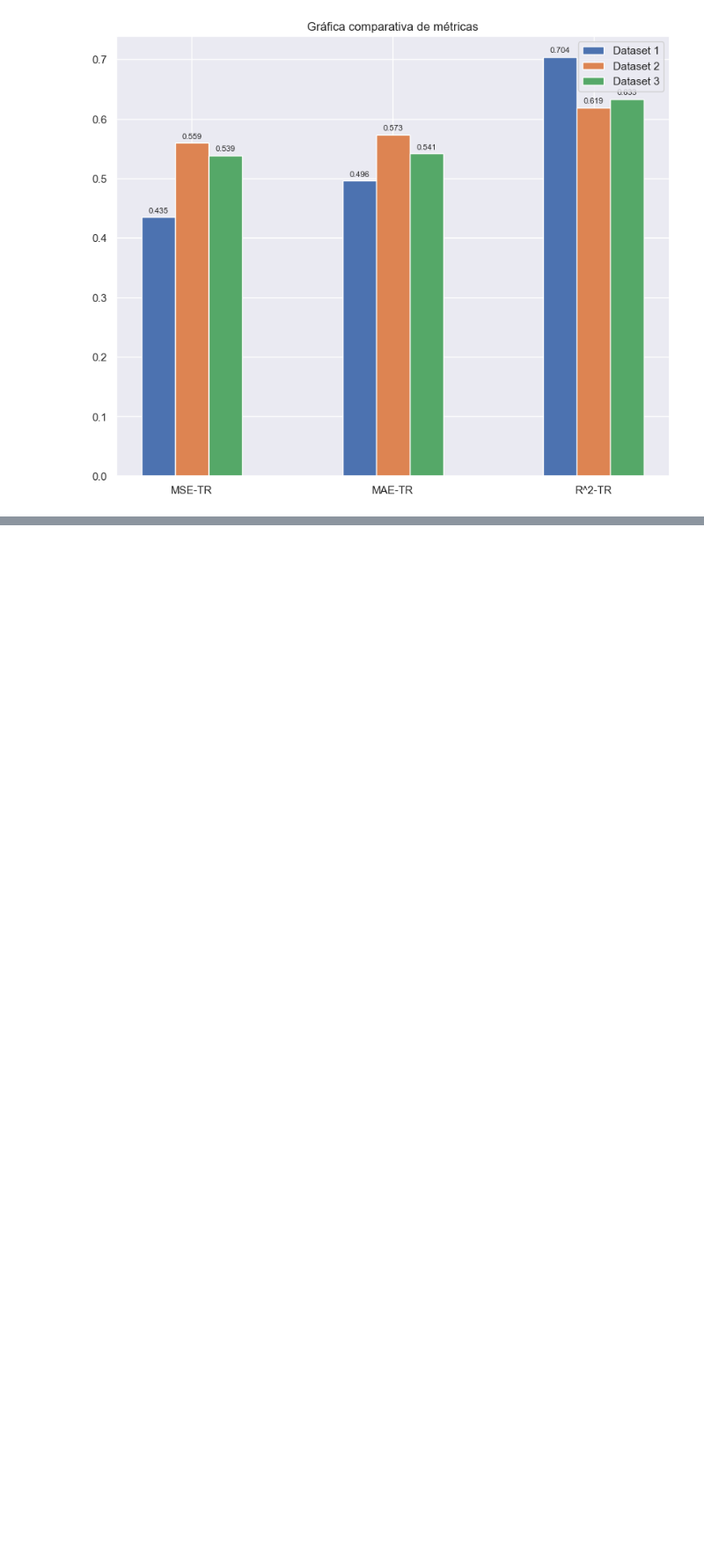
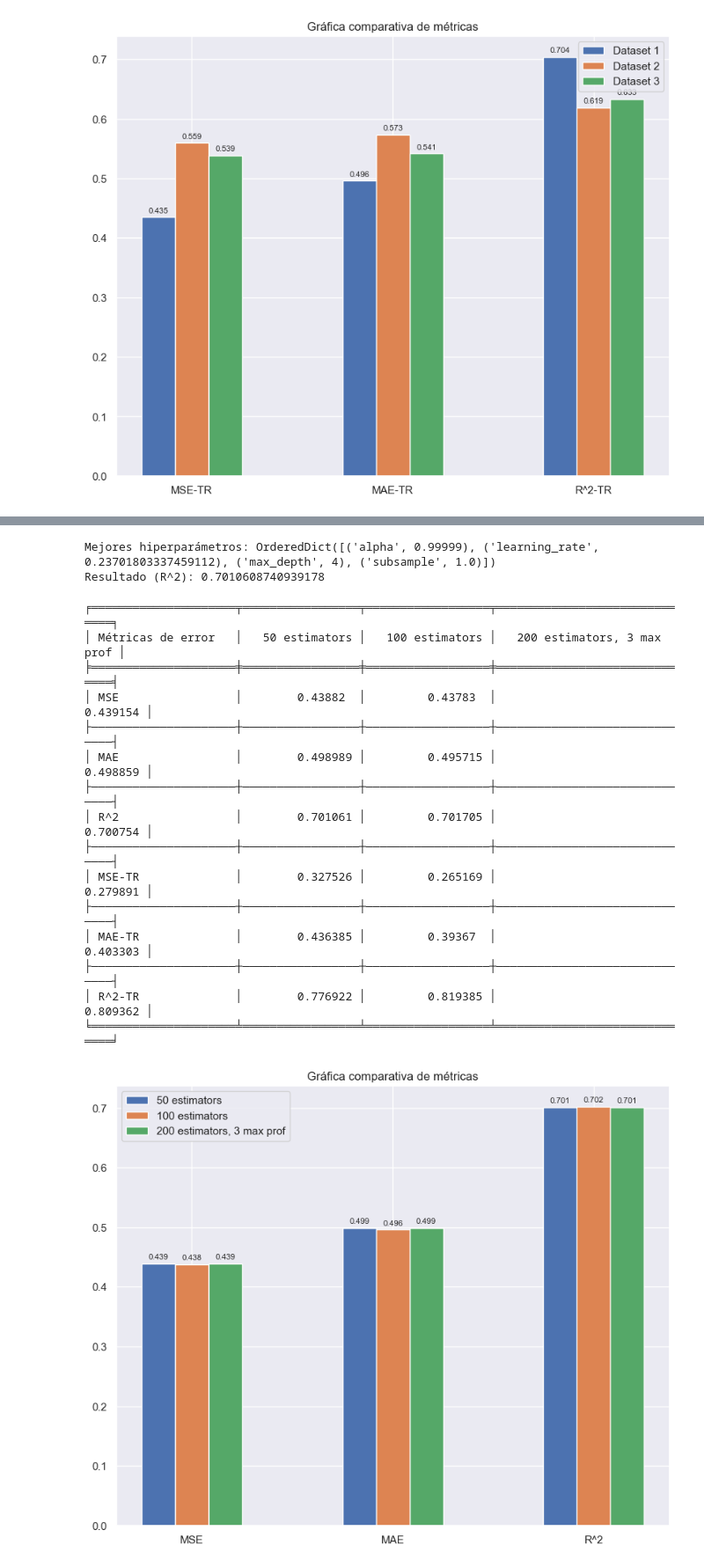
Before and after one commit to JMMelcrack/Predictive-models-applied-to-the-analysis-of-professional-footballers-wages, a Jupyter notebook: FeatureSelection.ipynb, the cells around one changed output, grey strips where cells are left out. Shown at 88% size. Drawn from its saved outputs; the diff is of its cells as text; code cells hidden in the pictures; blank space fills up the shorter version.

Commit message:
Comparados todos los métodos de extracción de características

```diff
--- a/FeatureSelection.ipynb
+++ b/FeatureSelection.ipynb
@@ -1139,7 +1139,7 @@ def comparaContinuas(a, b, umbral=0.1):
 
     return (mayor-menor) <= menor*umbral
 
-def comparaInstancias(a, b, features, discret=pos_discret):
+def comparaInstancias(a, b, features, pos_discret=pos_discret):
     iguales = True
 
     # Comparamos las características seleccionables
@@ -1442,0 +1733,18 @@ graficaComparacion(all_result[:, 3:6], titulos, categorias[3:6])
+# %%
+# Definimos el espacio de búsqueda de hiperparámetros
+search_space = {
+    'subsample': (0.4, 1.0),  # Fracción de ejemplos a usar para entrenar
+    'max_depth': (2, 6),  # Profundidad máxima del árbol
+    'learning_rate': (0.001, 1.0), # Learning rate
+    'alpha': (0.5, 0.99999) # El alpha-cuantil de la función de pérdida
+}
+
+# Creamos un estimador
+estimator = GradientBoostingRegressor(n_estimators=50, loss='huber', random_state=34)
+
+# Inicializamos BayesSearchCV con el estimador, el espacio de búsqueda y la estrategia de validación cruzada
+opt = BayesSearchCV(estimator, search_space, n_iter=50, scoring="r2", cv=5, n_jobs=-1, random_state=42, refit=False, return_train_score=True, verbose=1)
+
+# Realizamos la búsqueda de hiperparámetros
+LVW_data = x_filter1.to_numpy()
+opt.fit(LVW_data, y_train_log)
@@ -1442,0 +1778,44 @@ graficaComparacion(all_result[:, 3:6], titulos, categorias[3:6])
+# %%
+# Mostramos los mejores hiperparámetros encontrados
+print("Mejores hiperparámetros:", opt.best_params_)
+print("Resultado (R^2):", opt.best_score_)
+# %% [output]
+Mejores hiperparámetros: OrderedDict([('alpha', 0.99999), ('learning_rate', 0.23701803337459112), ('max_depth', 4), ('subsample', 1.0)])
+Resultado (R^2): 0.7010608740939178
+# %%
+model_1 = GradientBoostingRegressor(loss='huber', n_estimators = 50, random_state=34, learning_rate=0.23701803337459112, max_depth=4, alpha=0.99999)
+model_2 = GradientBoostingRegressor(loss='huber', n_estimators = 100, random_state=34, learning_rate=0.23701803337459112, max_depth=4, alpha=0.99999)
+model_3 = GradientBoostingRegressor(loss='huber', n_estimators = 200, random_state=34, learning_rate=0.23701803337459112, max_depth=3, alpha=0.99999)
+
+# Aplicamos CV a nuestros modelos para obtener sus métricas de error
+result1 = crossValidation(model_1, kf, LVW_data, y_train_log, True)
+result2 = crossValidation(model_2, kf, LVW_data, y_train_log, True)
+result3 = crossValidation(model_3, kf, LVW_data, y_train_log, True)
+
+all_result = np.vstack((result1[1:], result2[1:], result3[1:]))
+
+categorias = ['MSE', 'MAE', 'R^2', 'MSE-TR', 'MAE-TR', 'R^2-TR']
+titulos = ['50 estimators', '100 estimators', '200 estimators, 3 max prof']
+
+tablaComparacion(all_result, categorias, titulos)
+
+# Visualizamos los gráficos de barras de los distintos modelos para las métricas de error
+graficaComparacion(all_result[:, 0:3], titulos, categorias[0:3])
+graficaComparacion(all_result[:, 3:6], titulos, categorias[3:6])
+# %% [output]
+╒═════════════════════╤═════════════════╤══════════════════╤══════════════════════════════╕
+│ Métricas de error   │   50 estimators │   100 estimators │   200 estimators, 3 max prof │
+╞═════════════════════╪═════════════════╪══════════════════╪══════════════════════════════╡
+│ MSE                 │        0.43882  │         0.43783  │                     0.439154 │
+├─────────────────────┼─────────────────┼──────────────────┼──────────────────────────────┤
+│ MAE                 │        0.498989 │         0.495715 │                     0.498859 │
+├─────────────────────┼─────────────────┼──────────────────┼──────────────────────────────┤
+│ R^2                 │        0.701061 │         0.701705 │                     0.700754 │
+├─────────────────────┼─────────────────┼──────────────────┼──────────────────────────────┤
+│ MSE-TR              │        0.327526 │         0.265169 │                     0.279891 │
+├─────────────────────┼─────────────────┼──────────────────┼──────────────────────────────┤
+│ MAE-TR              │        0.436385 │         0.39367  │                     0.403303 │
+├─────────────────────┼─────────────────┼──────────────────┼──────────────────────────────┤
+│ R^2-TR              │        0.776922 │         0.819385 │                     0.809362 │
+╘═════════════════════╧═════════════════╧══════════════════╧══════════════════════════════╛
+[figure, added]
```
Also changed, not shown: parts of 32 cells of this notebook.
